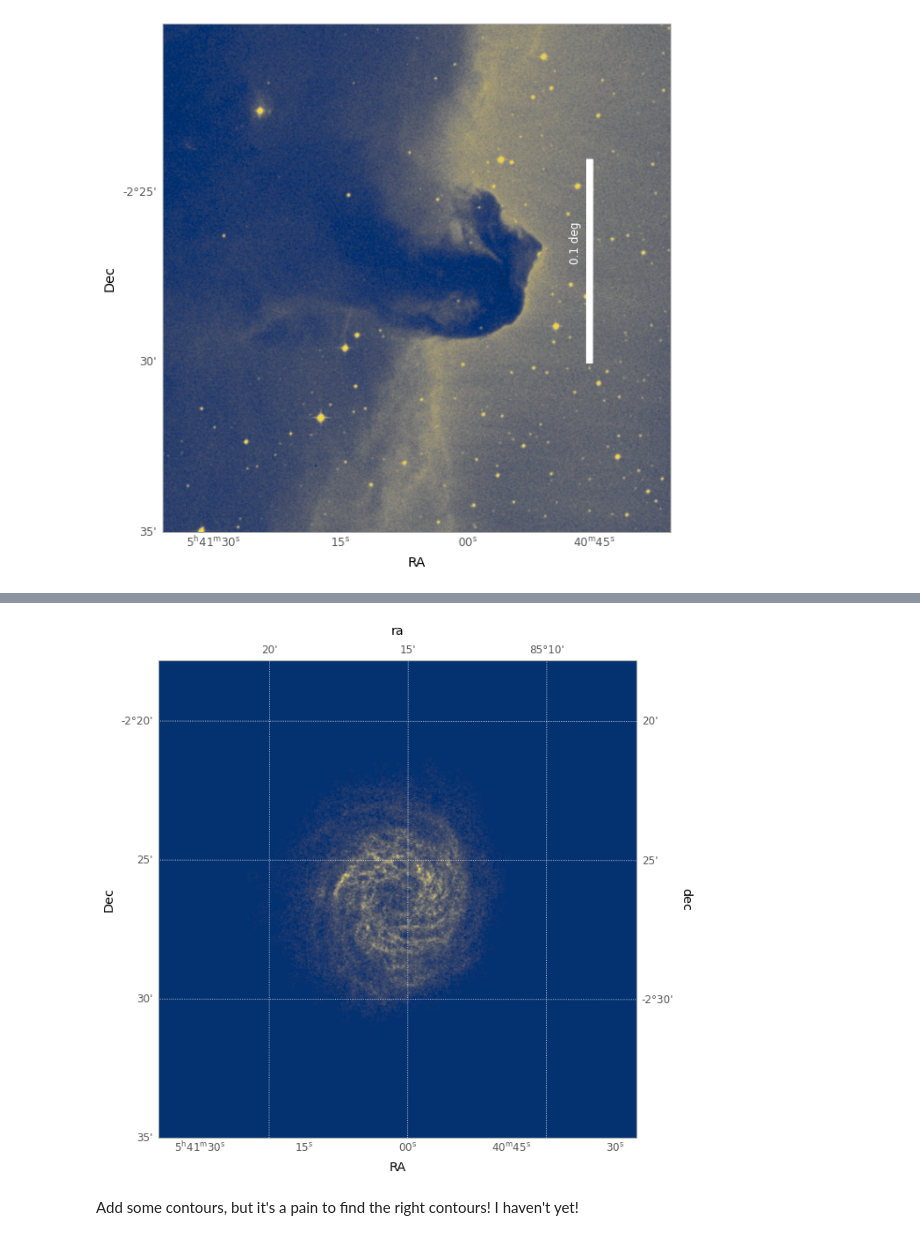
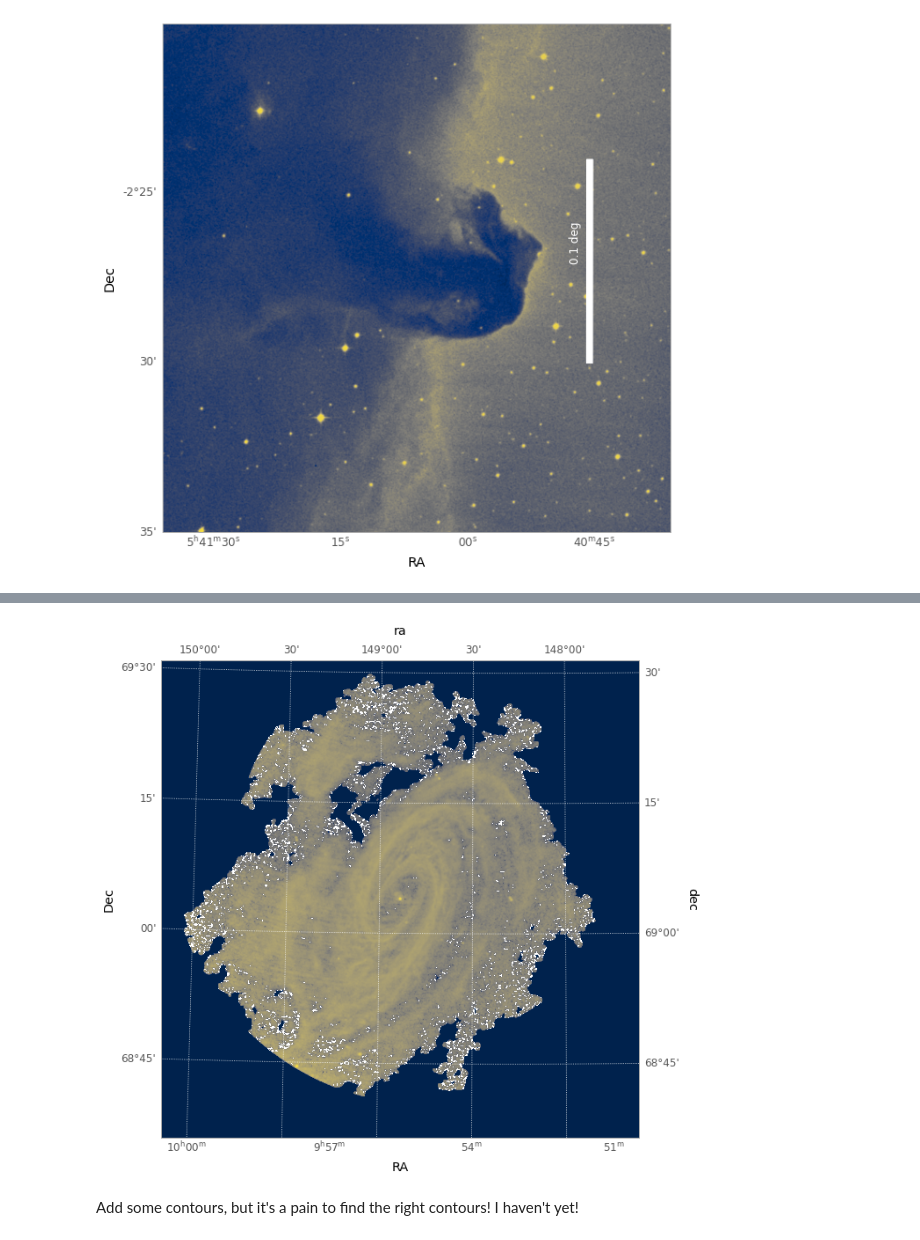
Before and after one commit to karenlmasters/ASTR352JupyterActivities, a Jupyter notebook: Contour Image Overlay.ipynb, the cells around one changed output, grey strips where cells are left out. Saved outputs shown, nothing was run; the diff lists cells and outputs as text; code cells hidden in the pictures.

```diff
--- a/Contour Image Overlay.ipynb
+++ b/Contour Image Overlay.ipynb
@@ -201,5 +201,5 @@ I actually had to open this in DS9 and save a slice only (for reasons). So I'm i
 # %%
-radio_image_file = get_pkg_data_filename('NGC_3184_Mon0Slice.fits')
+radio_image_file = get_pkg_data_filename('NGC_3031_RO_MOM0_THINGS.FITS')
 # %%
 fits.info(radio_image_file)
 # %% [output]
@@ -226 +251,3 @@ NAXIS : 1024  1024
+# %%
+radioimage=radioimage.squeeze()
 # %%
@@ -233,16 +262,16 @@ plt.grid()
 # %%
 fig = plt.figure(figsize=(10, 10))
-ax = plt.subplot(projection=wcs_helix)
-plt.imshow(radioimage, origin='lower', cmap='cividis', aspect='equal')
+ax = plt.subplot(projection=wcs_radio, slices=('x','y',0,0))#The slices thing picks out the right two dimensions of WCS
+plt.imshow(radioimage, origin='lower', cmap='cividis', aspect='equal',norm=LogNorm())
 plt.xlabel(r'RA')
 plt.ylabel(r'Dec')
 plt.grid()
 
 
 overlay = ax.get_coords_overlay('icrs')
 overlay.grid(color='white', ls='dotted')
 plt.show()
 # %% [output]
-[figure, old version]
+[figure, new version]
 # %% [markdown]
 Add some contours, but it's a pain to find the right contours! I haven't yet!
```
Also changed, not shown: parts of 28 cells of this notebook, 6 other files.
